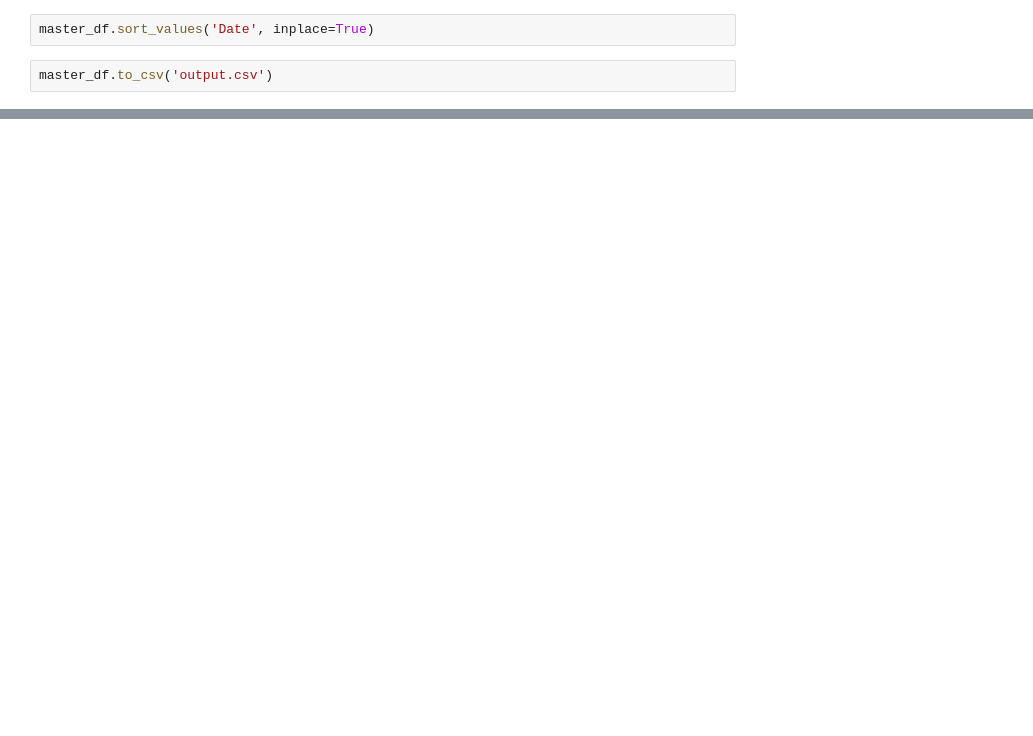
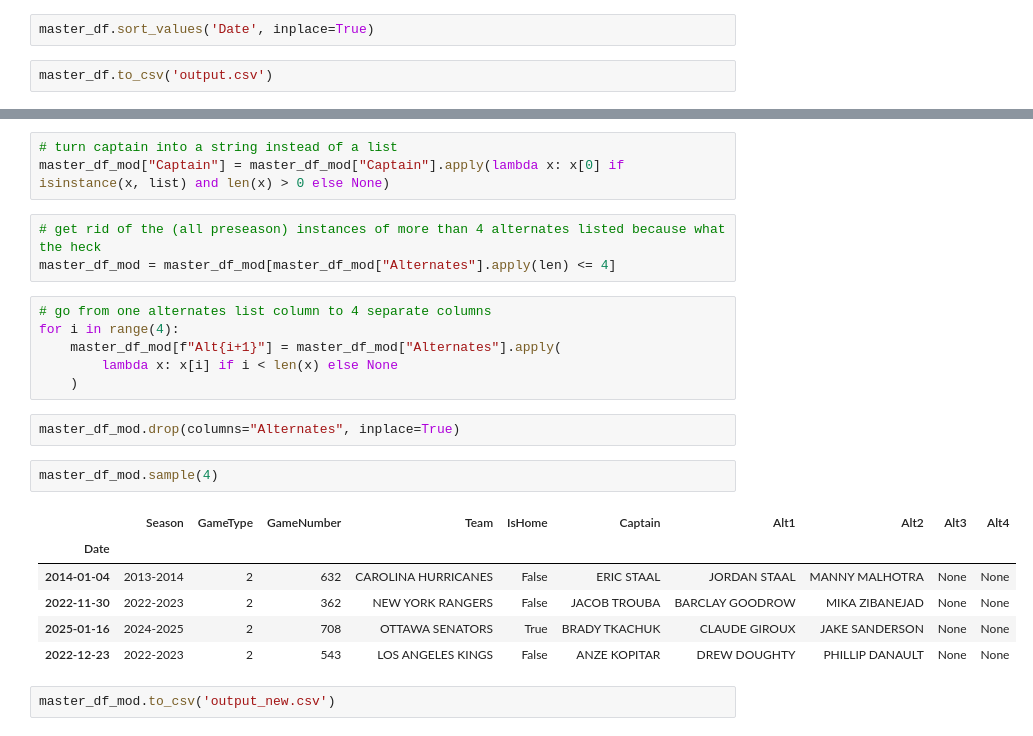
Before and after one commit to gabemenk/roster-report-scraping, a Jupyter notebook: scraping.ipynb, the cells around one changed output, grey strips where cells are left out. Drawn from its saved outputs; the diff is of its cells as text; blank space fills up the shorter version.

Commit message:
made the output look better for sheets

```diff
--- a/scraping.ipynb
+++ b/scraping.ipynb
@@ -430,0 +442,25 @@ master_df.to_csv('output.csv')
+# %%
+# turn captain into a string instead of a list
+master_df_mod["Captain"] = master_df_mod["Captain"].apply(lambda x: x[0] if isinstance(x, list) and len(x) > 0 else None)
+# %%
+# get rid of the (all preseason) instances of more than 4 alternates listed because what the heck
+master_df_mod = master_df_mod[master_df_mod["Alternates"].apply(len) <= 4]
+# %%
+# go from one alternates list column to 4 separate columns
+for i in range(4):
+    master_df_mod[f"Alt{i+1}"] = master_df_mod["Alternates"].apply(
+        lambda x: x[i] if i < len(x) else None
+    )
+# %%
+master_df_mod.drop(columns="Alternates", inplace=True)
+# %%
+master_df_mod.sample(4)
+# %% [output]
+|  | Season | GameType | GameNumber | Team | IsHome | Captain | Alt1 | Alt2 | Alt3 | Alt4 |
+| Date |  |  |  |  |  |  |  |  |  |  |
+| 2014-01-04 | 2013-2014 | 2 | 632 | CAROLINA HURRICANES | False | ERIC STAAL | JORDAN STAAL | MANNY MALHOTRA | None | None |
+| 2022-11-30 | 2022-2023 | 2 | 362 | NEW YORK RANGERS | False | JACOB TROUBA | BARCLAY GOODROW | MIKA ZIBANEJAD | None | None |
+| 2025-01-16 | 2024-2025 | 2 | 708 | OTTAWA SENATORS | True | BRADY TKACHUK | CLAUDE GIROUX | JAKE SANDERSON | None | None |
+| 2022-12-23 | 2022-2023 | 2 | 543 | LOS ANGELES KINGS | False | ANZE KOPITAR | DREW DOUGHTY | PHILLIP DANAULT | None | None |
+# %%
+master_df_mod.to_csv('output_new.csv')
```
Also changed, not shown: parts of 4 cells of this notebook, 1 other file.
